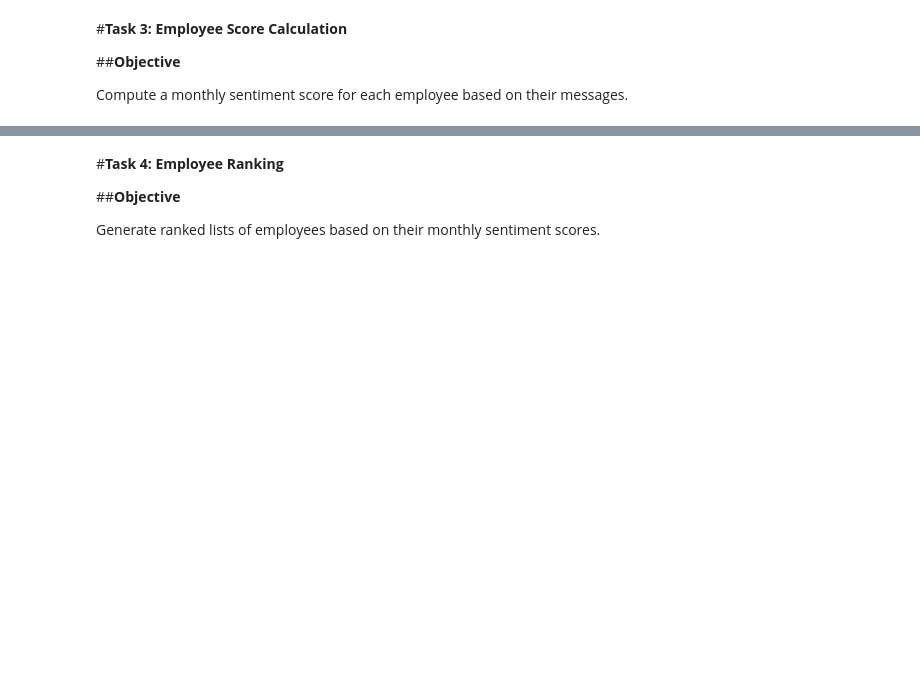
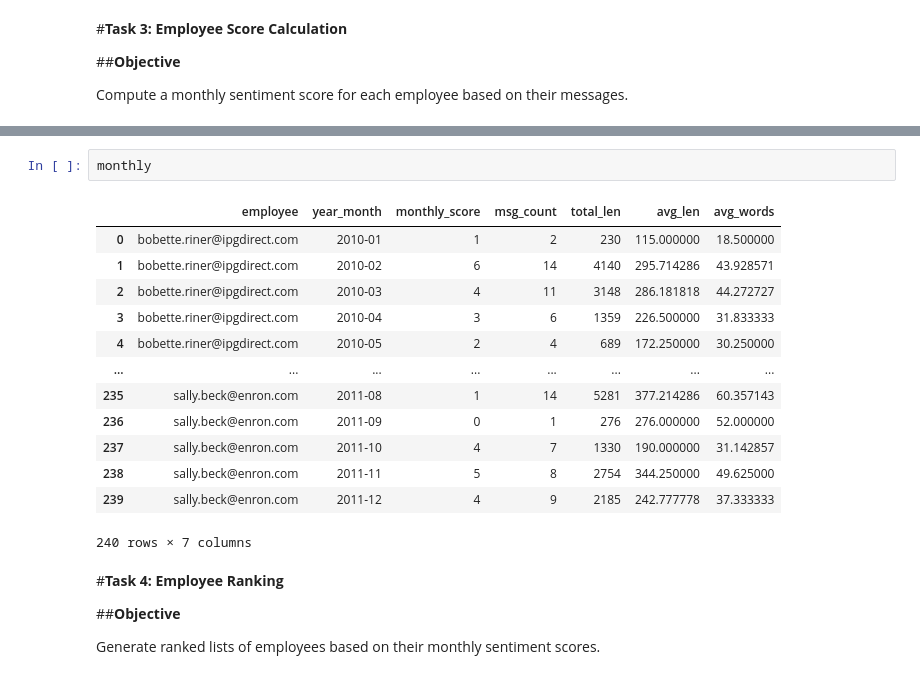
Before and after one commit to UjinBoldbaatar/AI-project-submission, a Jupyter notebook: Code_submission.ipynb, the cells around one changed output, grey strips where cells are left out. Drawn from its saved outputs; the diff is of its cells as text; blank space fills up the shorter version.

```diff
--- a/Code_submission.ipynb
+++ b/Code_submission.ipynb
@@ -204,3 +341,19 @@ monthly.to_csv("/content/monthly_scores.csv", index=False)
+# %%
+monthly
+# %% [output]
+|  | employee | year_month | monthly_score | msg_count | total_len | avg_len | avg_words |
+| 0 | bobette.riner@ipgdirect.com | 2010-01 | 1 | 2 | 230 | 115.000000 | 18.500000 |
+| 1 | bobette.riner@ipgdirect.com | 2010-02 | 6 | 14 | 4140 | 295.714286 | 43.928571 |
+| 2 | bobette.riner@ipgdirect.com | 2010-03 | 4 | 11 | 3148 | 286.181818 | 44.272727 |
+| 3 | bobette.riner@ipgdirect.com | 2010-04 | 3 | 6 | 1359 | 226.500000 | 31.833333 |
+| 4 | bobette.riner@ipgdirect.com | 2010-05 | 2 | 4 | 689 | 172.250000 | 30.250000 |
+| ... | ... | ... | ... | ... | ... | ... | ... |
+| 235 | sally.beck@enron.com | 2011-08 | 1 | 14 | 5281 | 377.214286 | 60.357143 |
+| 236 | sally.beck@enron.com | 2011-09 | 0 | 1 | 276 | 276.000000 | 52.000000 |
+| 237 | sally.beck@enron.com | 2011-10 | 4 | 7 | 1330 | 190.000000 | 31.142857 |
+| 238 | sally.beck@enron.com | 2011-11 | 5 | 8 | 2754 | 344.250000 | 49.625000 |
+| 239 | sally.beck@enron.com | 2011-12 | 4 | 9 | 2185 | 242.777778 | 37.333333 |
+240 rows × 7 columns
 # %% [markdown]
 #**Task 4: Employee Ranking**
 
```
Also changed, not shown: parts of 18 cells of this notebook.
